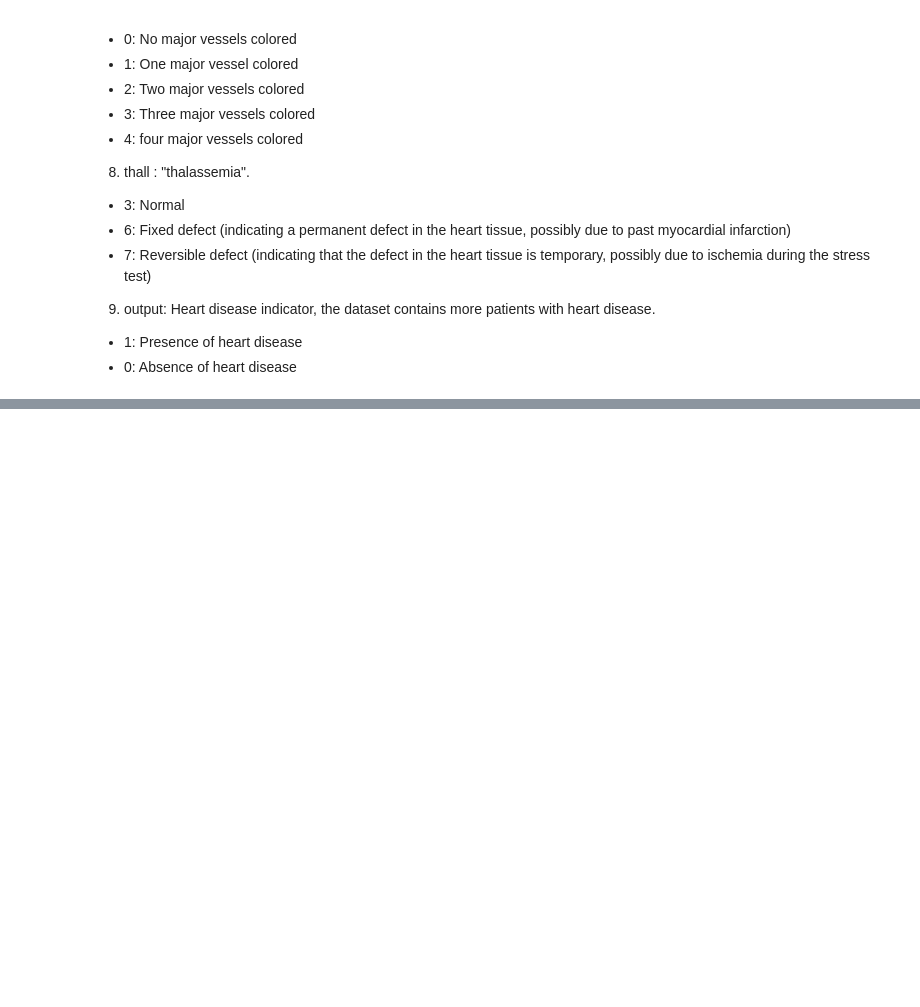
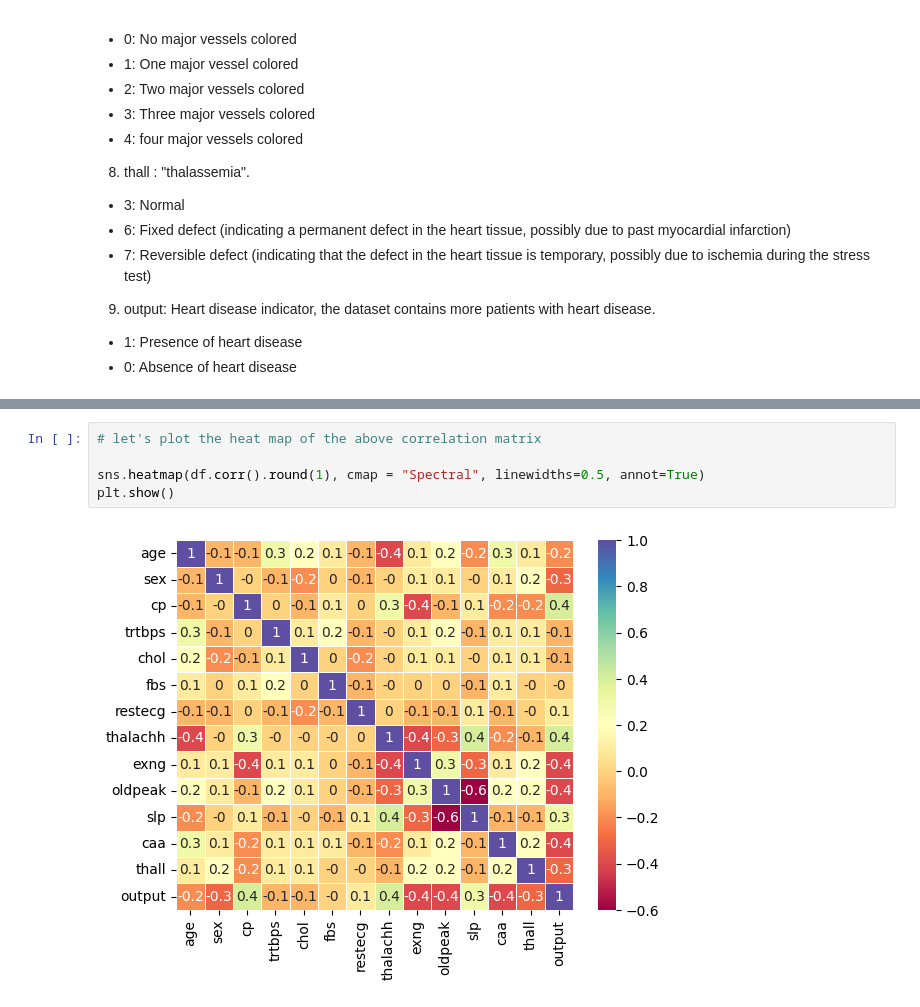
Before and after one commit to yordanossimegnew/Heart_Attack_Risk_Prediction, a Jupyter notebook: notebooks/1.Data_Analysis.ipynb, the cells around one changed output, grey strips where cells are left out. Drawn from its saved outputs; the diff is of its cells as text; blank space fills up the shorter version.

```diff
--- a/notebooks/1.Data_Analysis.ipynb
+++ b/notebooks/1.Data_Analysis.ipynb
@@ -184,0 +330,7 @@ From the above plot we can conclude that
+# %%
+# let's plot the heat map of the above correlation matrix
+
+sns.heatmap(df.corr().round(1), cmap = "Spectral", linewidths=0.5, annot=True)
+plt.show()
+# %% [output]
+[figure, added]
```
Also changed, not shown: parts of 24 cells of this notebook.
